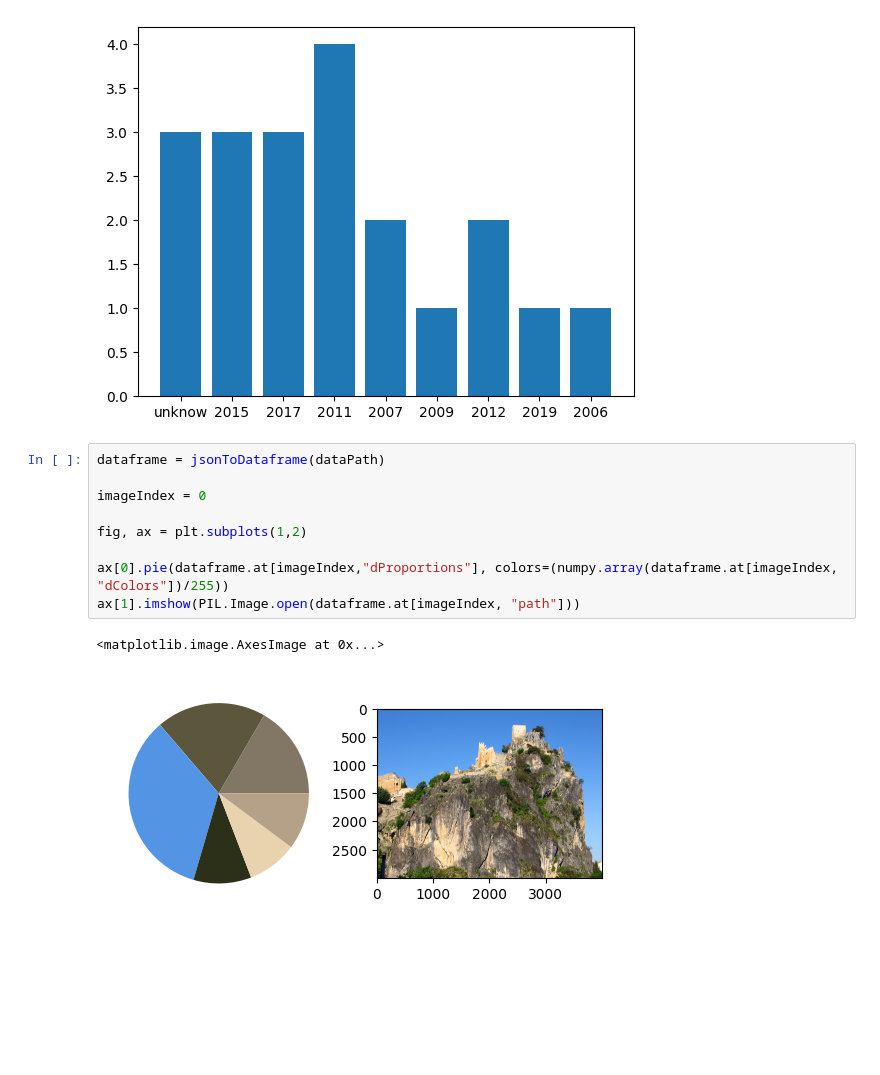
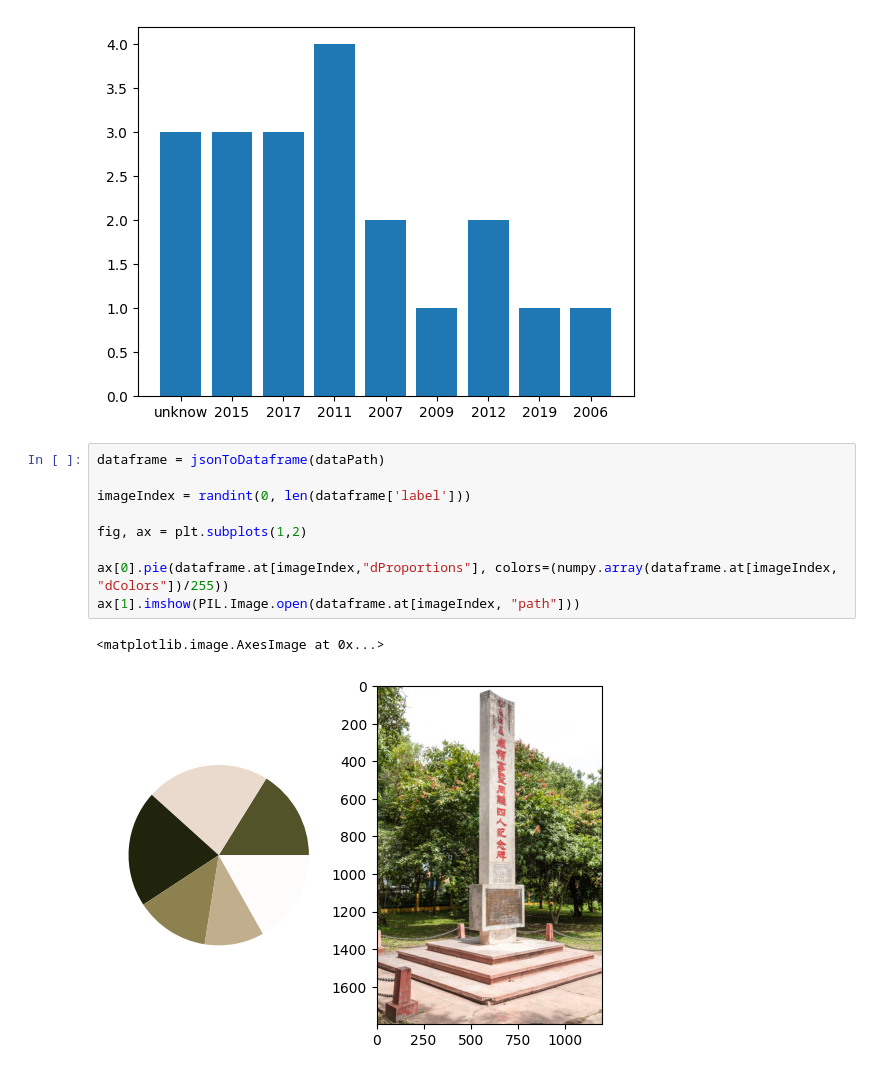
Before and after one commit to hugues-boisdon/DataMining2024, a Jupyter notebook: projet.ipynb, the cells around one changed output. Cells and saved outputs as stored; diff of their text form; blank space fills up the shorter version.

```diff
--- a/projet.ipynb
+++ b/projet.ipynb
@@ -389,12 +388,12 @@ plt.bar(categories, cardinals)
 # %%
 dataframe = jsonToDataframe(dataPath)
 
-imageIndex = 0
+imageIndex = randint(0, len(dataframe['label']))
 
 fig, ax = plt.subplots(1,2)
 
 ax[0].pie(dataframe.at[imageIndex,"dProportions"], colors=(numpy.array(dataframe.at[imageIndex, "dColors"])/255))
 ax[1].imshow(PIL.Image.open(dataframe.at[imageIndex, "path"]))
 # %% [output]
 <matplotlib.image.AxesImage at 0x...>
-[figure, old version]
+[figure, new version]
```
Also changed, not shown: parts of 1 cell of this notebook.
